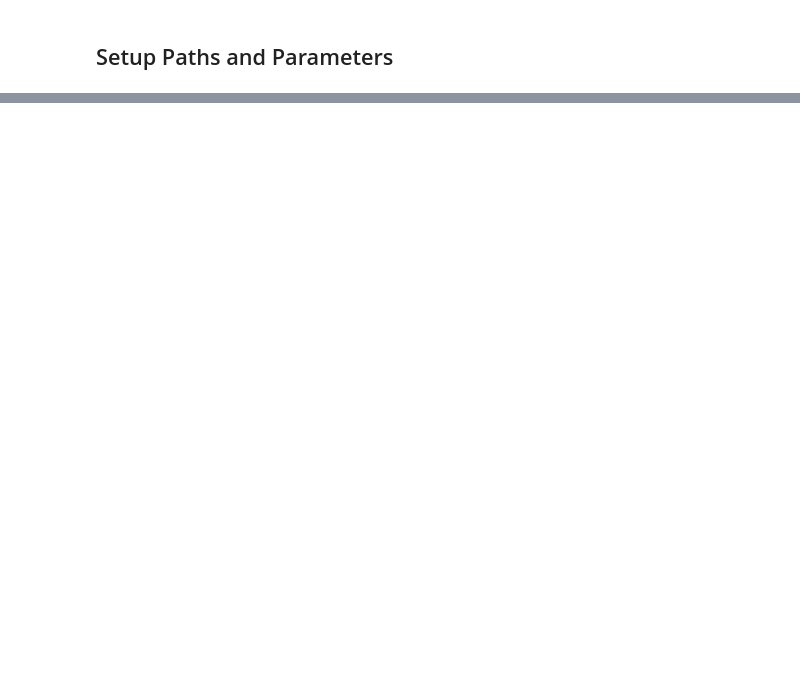
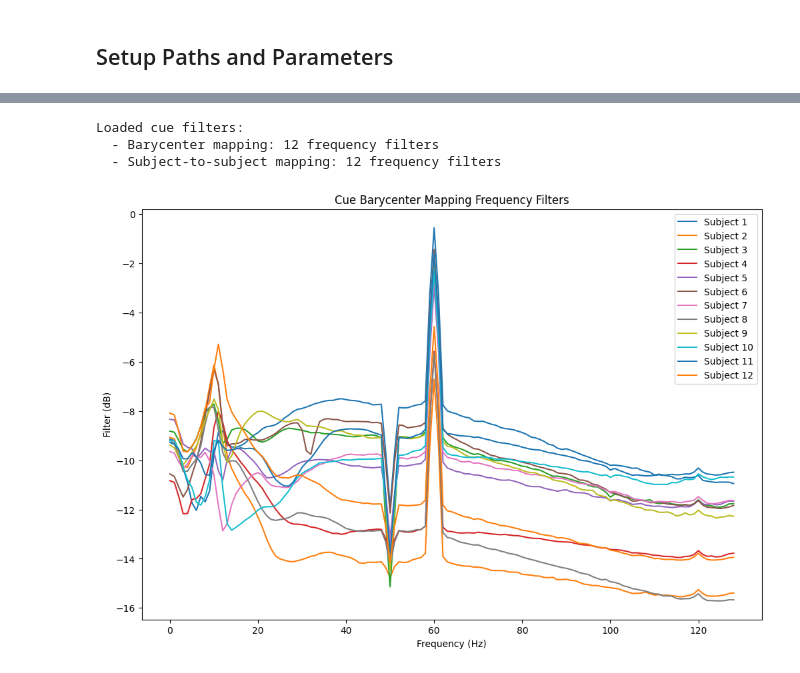
Before and after one commit to cniel-ud/ICWaves, a Jupyter notebook: notebooks/cmmn_visualization.ipynb, the cells around one changed output, grey strips where cells are left out. Cells and saved outputs as stored; diff of their text form; code cells hidden in the pictures; blank space fills up the shorter version.

```diff
--- a/notebooks/cmmn_visualization.ipynb
+++ b/notebooks/cmmn_visualization.ipynb
@@ -353,0 +106,30 @@ print("Ready for NER paper submission!")
+# %%
+# Load cue frequency filters for both regimes
+cue_original_freq_filters = []
+cue_subj_subj_freq_filters = []
+
+for subj in cue_subj_list:
+    # Original/barycenter filters
+    orig_freq_path = filters_filepath / f'cue_original_ch_avg_barycenter_freq_filter_{subj}.npz'
+    if orig_freq_path.exists():
+        cue_original_freq_filters.append(np.load(orig_freq_path)['arr_0'])
+
+    # Subject-to-subject filters
+    subj_freq_path = filters_filepath / f'cue_subj_subj_ch_avg_barycenter_freq_filter_{subj}.npz'
+    if subj_freq_path.exists():
+        cue_subj_subj_freq_filters.append(np.load(subj_freq_path)['arr_0'])
+
+print(f"Loaded cue filters:")
+print(f"  - Barycenter mapping: {len(cue_original_freq_filters)} frequency filters")
+print(f"  - Subject-to-subject mapping: {len(cue_subj_subj_freq_filters)} frequency filters")
+# %% [output]
+Loaded cue filters:
+  - Barycenter mapping: 12 frequency filters
+  - Subject-to-subject mapping: 12 frequency filters
+# %%
+# Visualize cue frequency filters - barycenter mapping
+if cue_original_freq_filters:
+    plot_freq_filter(cue_original_freq_filters,
+                    title='Cue Barycenter Mapping Frequency Filters')
+# %% [output]
+[figure, added]
```
Also changed, not shown: parts of 40 cells of this notebook, 1 other file.
